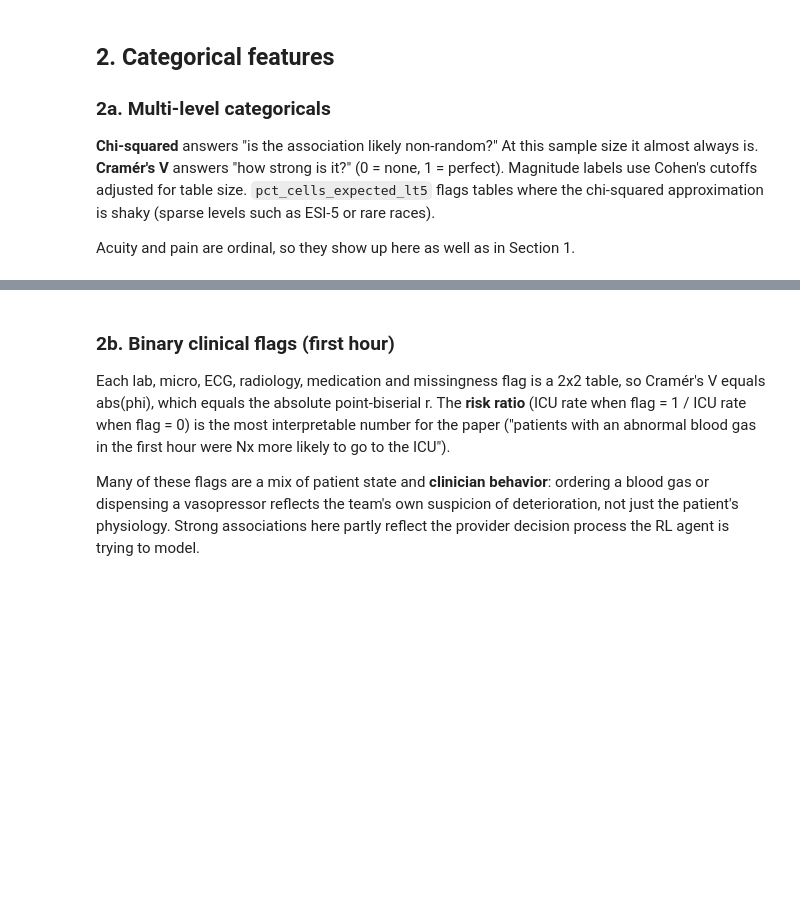
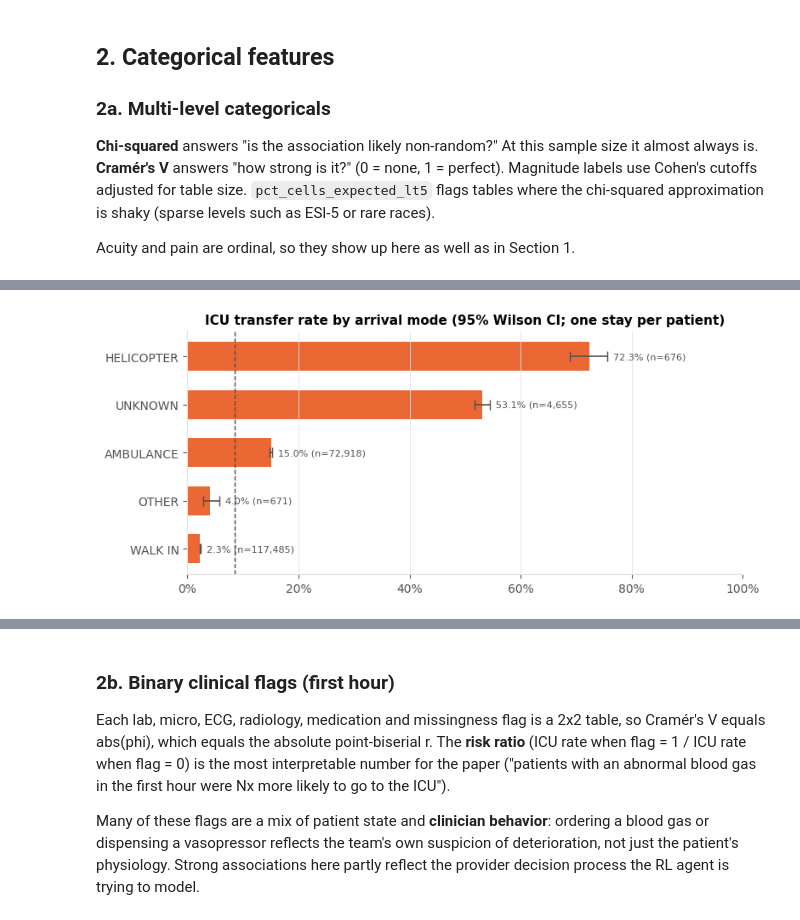
Before and after one commit to tkbarb10/ADS599-Capstone, a Jupyter notebook: eda/test.ipynb, the cells around one changed output, grey strips where cells are left out. Cells and saved outputs as stored; diff of their text form; code cells hidden in the pictures; blank space fills up the shorter version.

```diff
--- a/eda/test.ipynb
+++ b/eda/test.ipynb
@@ -593,9 +606,9 @@ display(ord_missing_flags.style.format({
 # %%
 from sklearn.metrics import roc_auc_score
 
-# Single-feature baselines on observed scores. Lower acuity and lower pain both point toward ICU, so negate.
+# Single-feature baselines on observed values. Lower acuity, pain and O2 sat all point toward ICU, so negate.
 baselines = []
-for col in ORDINAL:
+for col in DEEP_DIVE:
     obs = ord_one.dropna(subset=[col])
     score = -obs[col]
     baselines.append({
@@ -640,0 +772,23 @@ plot_icu_rate_grid(df_stay, CATEGORICAL)
+# %%
+# ICU rate with 95% CI
+plot_rates = arrival_table.sort_values('icu_rate')
+fig, ax = plt.subplots(figsize=(8, 3.6))
+y = np.arange(len(plot_rates))
+ax.barh(y, plot_rates['icu_rate'], color=OUTCOME_COLORS[1], height=0.6)
+ax.errorbar(
+    plot_rates['icu_rate'], y,
+    xerr=[plot_rates['icu_rate'] - plot_rates['ci_low'], plot_rates['ci_high'] - plot_rates['icu_rate']],
+    fmt='none', ecolor=INK, capsize=4, linewidth=1.2,
+)
+for i, (rate, hi, n) in enumerate(zip(plot_rates['icu_rate'], plot_rates['ci_high'], plot_rates['n'])):
+    ax.text(hi, i, f'  {rate:.1%} (n={n:,})', va='center', fontsize=8, color=INK)
+ax.axvline(df_one[TARGET].mean(), color=INK, linestyle='--', linewidth=1)
+ax.set_yticks(y, plot_rates.index)
+ax.set_xlim(0, 1)
+ax.xaxis.set_major_formatter(plt.FuncFormatter(lambda v, _: f'{v:.0%}'))
+ax.set_title('ICU transfer rate by arrival mode (95% Wilson CI; one stay per patient)')
+ax.grid(axis='y', visible=False)
+plt.tight_layout()
+plt.show()
+# %% [output]
+[figure, added]
```
Also changed, not shown: parts of 23 cells of this notebook.
